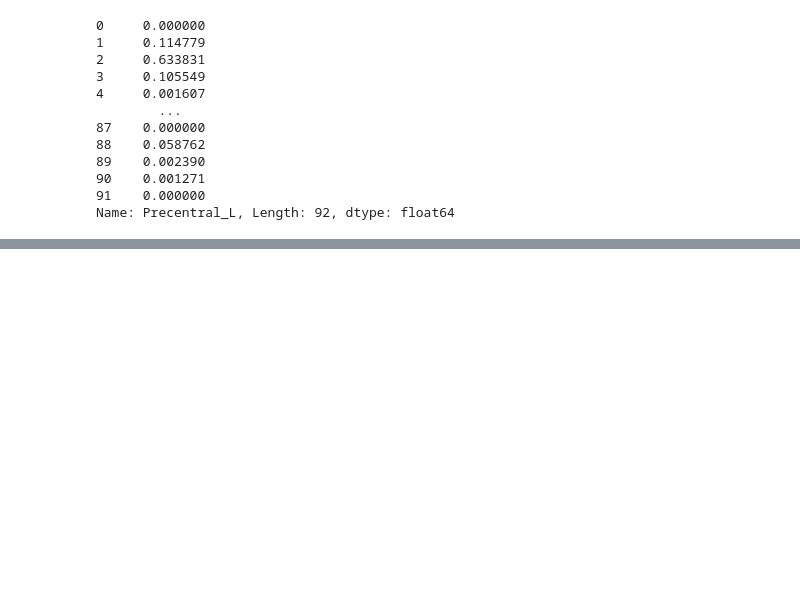
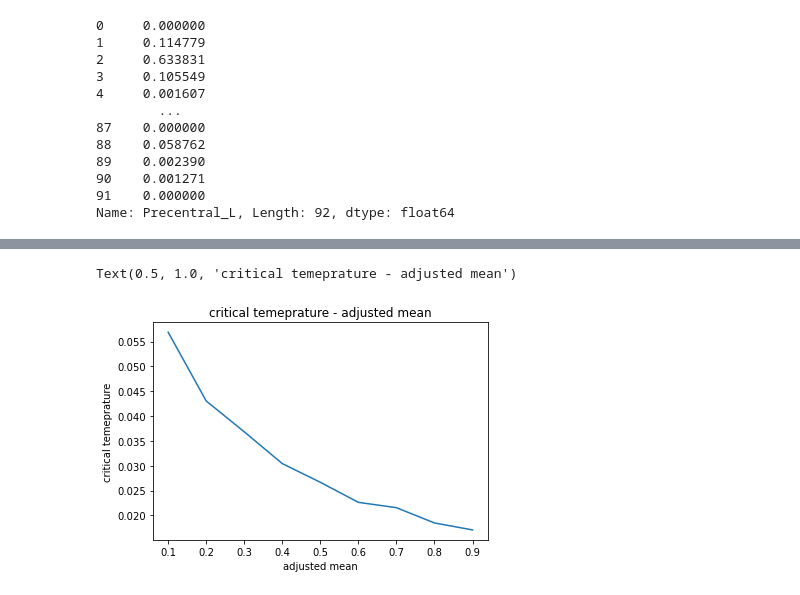
Before and after one commit to mylenevdmaas/CSS2023, a Jupyter notebook: Complex Systems Metropolis .ipynb, the cells around one changed output, grey strips where cells are left out. Saved outputs shown, nothing was run; the diff lists cells and outputs as text; code cells hidden in the pictures; blank space fills up the shorter version.

```diff
--- a/Complex Systems Metropolis .ipynb
+++ b/Complex Systems Metropolis .ipynb
@@ -147,0 +250,8 @@ print(end_time - start_time)
+# %%
+plt.plot(adjust_mean_list, max_sus_list)
+plt.xlabel('adjusted mean')
+plt.ylabel('critical temeprature')
+plt.title("critical temeprature - adjusted mean")
+# %% [output]
+Text(0.5, 1.0, 'critical temeprature - adjusted mean')
+[figure, added]
```
Also changed, not shown: parts of 13 cells of this notebook.
